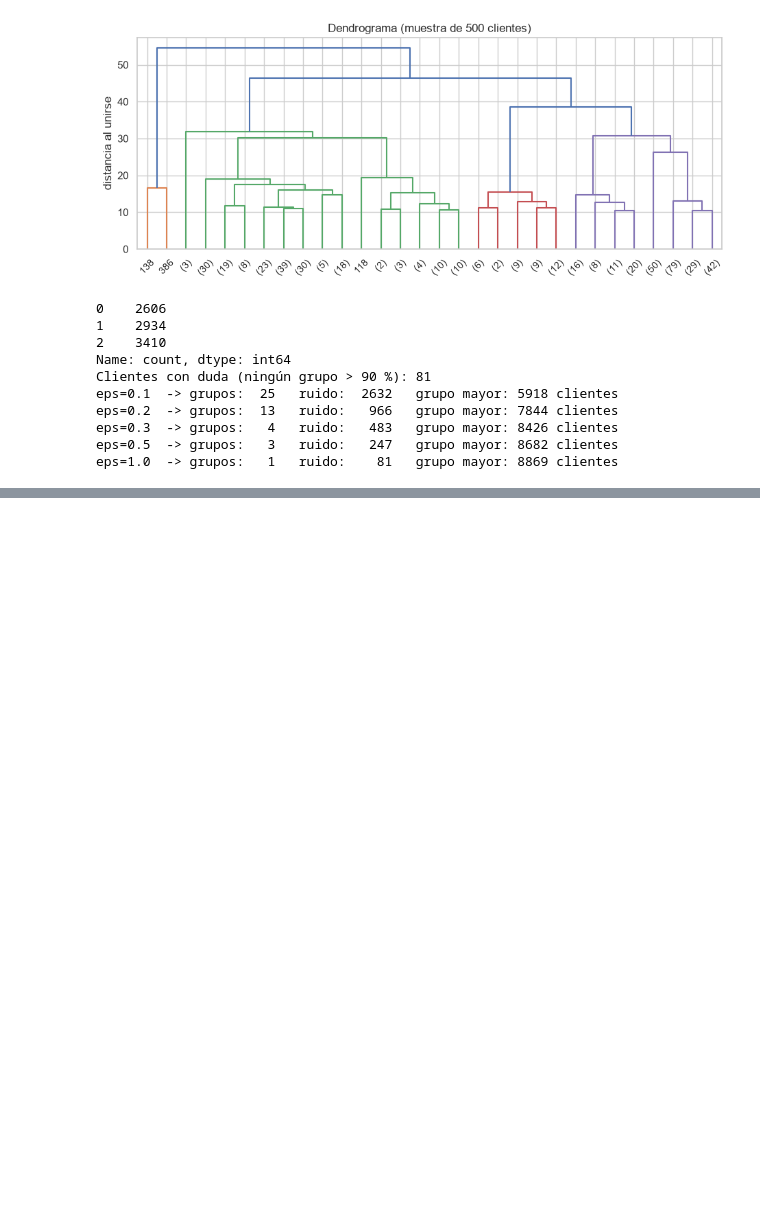
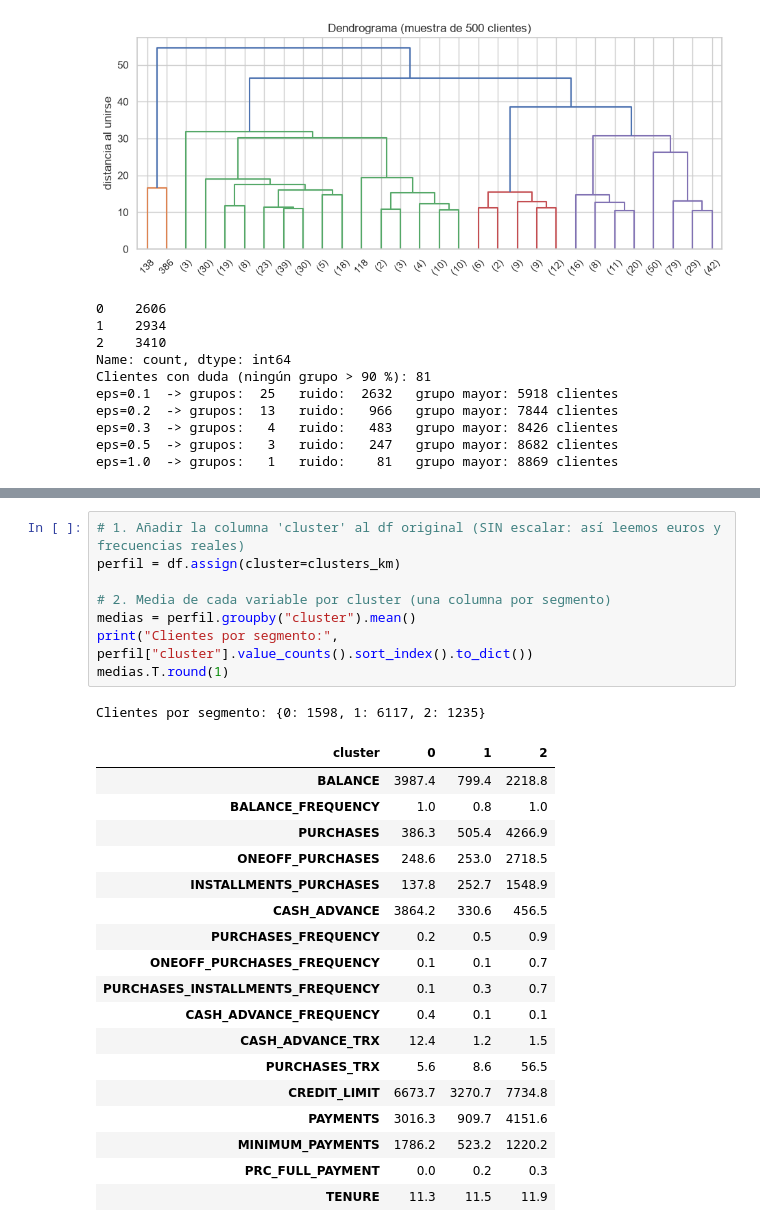
Before and after one commit to IA-P1-BCN/juanCarlos-investigacion-clustering, a Jupyter notebook: workshop-tarjetas.ipynb, the cells around one changed output, grey strips where cells are left out. Saved outputs shown, nothing was run; the diff lists cells and outputs as text; blank space fills up the shorter version.

```diff
--- a/workshop-tarjetas.ipynb
+++ b/workshop-tarjetas.ipynb
@@ -418,0 +356,28 @@ Cada color ocupa **su zona** (los dos segmentos pequeños, arriba y a la derecha
+# %%
+# 1. Añadir la columna 'cluster' al df original (SIN escalar: así leemos euros y frecuencias reales)
+perfil = df.assign(cluster=clusters_km)
+
+# 2. Media de cada variable por cluster (una columna por segmento)
+medias = perfil.groupby("cluster").mean()
+print("Clientes por segmento:", perfil["cluster"].value_counts().sort_index().to_dict())
+medias.T.round(1)
+# %% [output]
+Clientes por segmento: {0: 1598, 1: 6117, 2: 1235}
+| cluster | 0 | 1 | 2 |
+| BALANCE | 3987.4 | 799.4 | 2218.8 |
+| BALANCE_FREQUENCY | 1.0 | 0.8 | 1.0 |
+| PURCHASES | 386.3 | 505.4 | 4266.9 |
+| ONEOFF_PURCHASES | 248.6 | 253.0 | 2718.5 |
+| INSTALLMENTS_PURCHASES | 137.8 | 252.7 | 1548.9 |
+| CASH_ADVANCE | 3864.2 | 330.6 | 456.5 |
+| PURCHASES_FREQUENCY | 0.2 | 0.5 | 0.9 |
+| ONEOFF_PURCHASES_FREQUENCY | 0.1 | 0.1 | 0.7 |
+| PURCHASES_INSTALLMENTS_FREQUENCY | 0.1 | 0.3 | 0.7 |
+| CASH_ADVANCE_FREQUENCY | 0.4 | 0.1 | 0.1 |
+| CASH_ADVANCE_TRX | 12.4 | 1.2 | 1.5 |
+| PURCHASES_TRX | 5.6 | 8.6 | 56.5 |
+| CREDIT_LIMIT | 6673.7 | 3270.7 | 7734.8 |
+| PAYMENTS | 3016.3 | 909.7 | 4151.6 |
+| MINIMUM_PAYMENTS | 1786.2 | 523.2 | 1220.2 |
+| PRC_FULL_PAYMENT | 0.0 | 0.2 | 0.3 |
+| TENURE | 11.3 | 11.5 | 11.9 |
```
Also changed, not shown: parts of 25 cells of this notebook, 3 other files.
